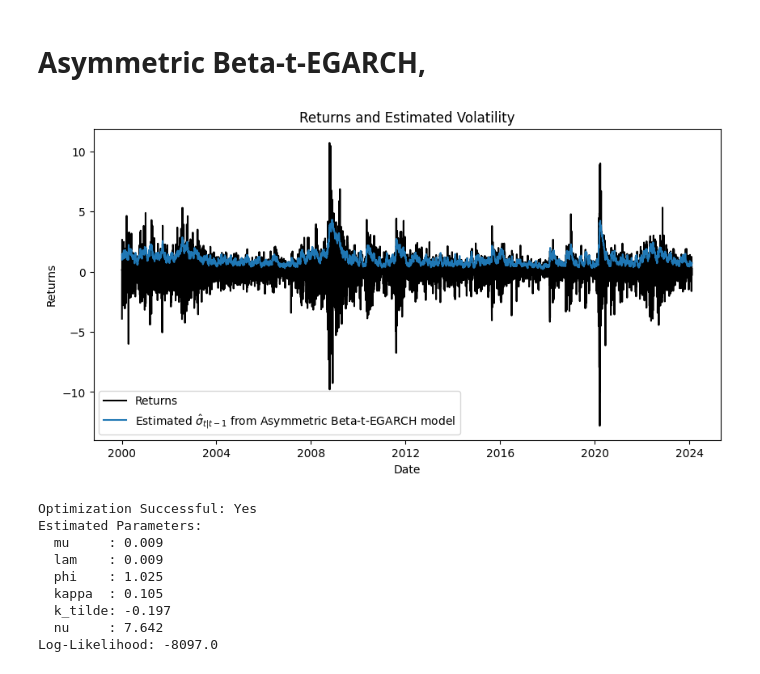
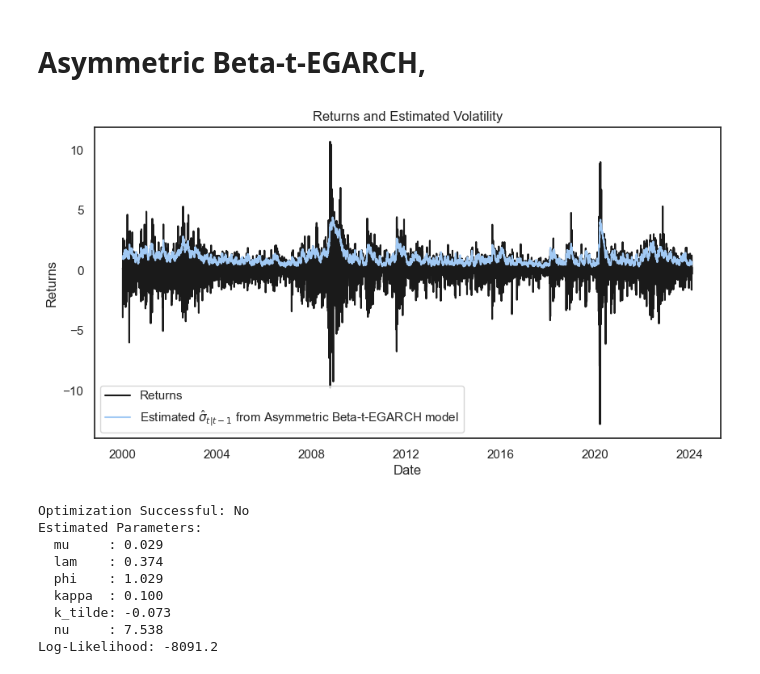
Before and after one commit to typesparky/Econometrics-Intro-Case-Seminar, a Jupyter notebook: Case2/Case 2 Code.ipynb, the cells around one changed output. Cells and saved outputs as stored; diff of their text form; code cells hidden in the pictures.

```diff
--- a/Case2/Case 2 Code.ipynb
+++ b/Case2/Case 2 Code.ipynb
@@ -176,3 +221,18 @@ Estimated Parameters:
   beta        : 0.884
   nu          : 6.892
 Log-Likelihood: -8111.4
+# %%
+sns.set(palette='pastel', font='serif')
+sns.set_style('white')
+
+conditional_var = asymmetric_garch(mu_hat, omega_hat, alpha_hat_pos, alpha_hat_neg, beta_hat, returns)
+epsilon = (returns - mu_hat) / np.sqrt(conditional_var)
+nic = alpha_hat_pos * (epsilon**2 * (epsilon >= 0) - 1/2) + alpha_hat_neg * (epsilon**2 * (epsilon < 0) - 1/2)
+plt.figure(figsize=(12, 6))
+plt.scatter(epsilon, nic, alpha=0.7)
+plt.xlabel('Implied residual $\epsilon_t$')
+plt.ylabel('NIC')
+plt.title('News Impact Curve of the Asymmetric GARCH(1,1) Model')
+sns.despine()
+
+plt.show()
@@ -221,0 +284,14 @@ Log-Likelihood: -8275.4
+# %%
+sns.set(palette='pastel', font='serif')
+sns.set_style('white')
+
+conditional_var, u, v = asymmetric_beta_t_egarch(result.x, returns)
+epsilon = (returns - mu_hat) / np.sqrt(conditional_var)
+nic = 2 * kappa_hat * u + 2 * k_tilde_hat * v
+plt.figure(figsize=(12, 6))
+plt.scatter(epsilon, nic, alpha=0.7)
+plt.xlabel('Implied residual $\epsilon_t$')
+plt.ylabel('NIC')
+plt.title('News Impact Curve of the Symmetric Beta-t-EGARCH Model')
+sns.despine()
+plt.show()
@@ -224,41 +302,41 @@ Log-Likelihood: -8275.4
 # %%
 # Define optimization problem
 initial_values = [np.mean(returns), 0, 0.95, 0.1, 0.1, 6]
 bounds = [(None, None), (None, None), (None, None), (None, None), (None, None), (2, None)]
-result = optimize_model('Asymmetric Beta-t-GARCH', initial_values, bounds, returns)
+result = optimize_model('Beta-t-GARCH', initial_values, bounds, returns)
 
 # Extract optimized parameters
 mu_hat, lam_hat, phi_hat, kappa_hat, k_tilde_hat, nu_hat = result.x
 log_likelihood = -result.fun
 
 # Plot results
 plt.figure(figsize=(10, 5))
 plt.plot(dates, returns, 'k', label='Returns')
-plt.plot(dates, np.sqrt(asymmetric_beta_t_egarch(result.x, returns)), label='Estimated $\hat{\sigma}_{t|t-1}$ from Asymmetric Beta-t-EGARCH model')
+plt.plot(dates, np.sqrt(asymmetric_beta_t_egarch(result.x, returns)[0]), label='Estimated $\hat{\sigma}_{t|t-1}$ from Asymmetric Beta-t-EGARCH model')
 plt.legend()
 plt.xlabel('Date')
 plt.ylabel('Returns')
 plt.title('Returns and Estimated Volatility')
 plt.show()
 
 # Print results in a structured format
 print(f"Optimization Successful: {'Yes' if result.success else 'No'}")
 print("Estimated Parameters:")
 print(f"  mu     : {mu_hat:.3f}")
 print(f"  lam    : {lam_hat:.3f}")
 print(f"  phi    : {phi_hat:.3f}")
 print(f"  kappa  : {kappa_hat:.3f}")
 print(f"  k_tilde: {k_tilde_hat:.3f}")
 print(f"  nu     : {nu_hat:.3f}")
 print(f"Log-Likelihood: {log_likelihood:.1f}")
 # %% [output]
-[figure, old version]
+[figure, new version]
-Optimization Successful: Yes
+Optimization Successful: No
 Estimated Parameters:
-  mu     : 0.009
-  lam    : 0.009
-  phi    : 1.025
-  kappa  : 0.105
-  k_tilde: -0.197
-  nu     : 7.642
-Log-Likelihood: -8097.0
+  mu     : 0.029
+  lam    : 0.374
+  phi    : 1.029
+  kappa  : 0.100
+  k_tilde: -0.073
+  nu     : 7.538
+Log-Likelihood: -8091.2
```
Also changed, not shown: parts of 12 cells of this notebook.
